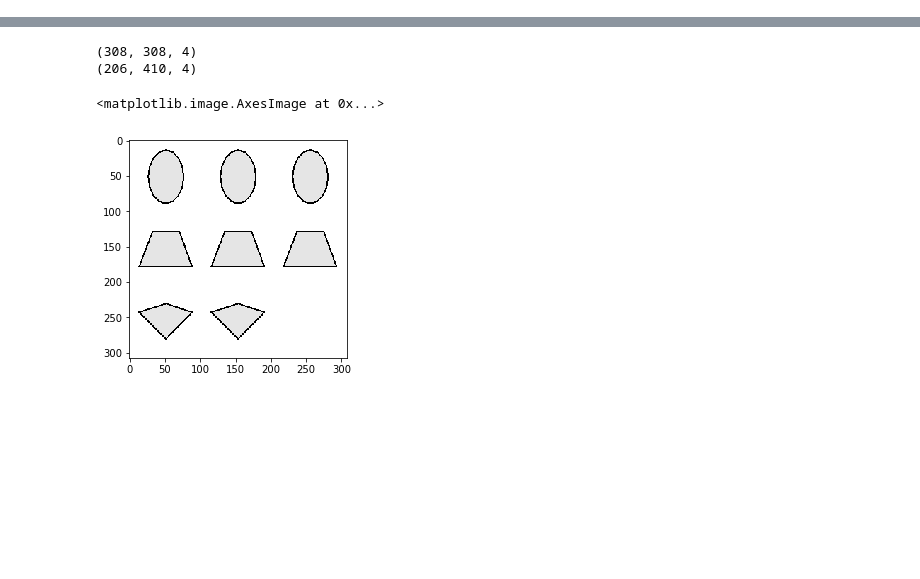
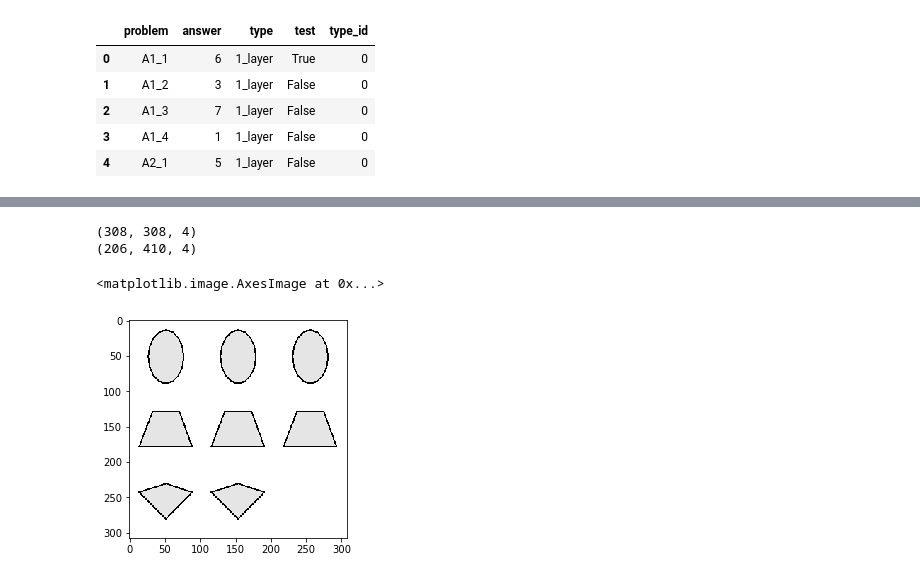
Before and after one commit to KamenB/mlp-03, a Jupyter notebook: notebooks/sandia/Sandia processing.ipynb, the cells around one changed output, grey strips where cells are left out. Saved outputs shown, nothing was run; the diff lists cells and outputs as text; code cells hidden in the pictures; blank space fills up the shorter version.

```diff
--- a/notebooks/sandia/Sandia processing.ipynb
+++ b/notebooks/sandia/Sandia processing.ipynb
@@ -29,3 +28,12 @@ anss = pd.read_csv('datasets/sandia/data_info.csv')
+# %%
+anss.head()
+# %% [output]
+|  | problem | answer | type | test | type_id |
+| 0 | A1_1 | 6 | 1_layer | True | 0 |
+| 1 | A1_2 | 3 | 1_layer | False | 0 |
+| 2 | A1_3 | 7 | 1_layer | False | 0 |
+| 3 | A1_4 | 1 | 1_layer | False | 0 |
+| 4 | A2_1 | 5 | 1_layer | False | 0 |
 # %%
 sizes = anss.groupby('type').size()
 sizes
```
Also changed, not shown: parts of 9 cells of this notebook, 1 other file.
